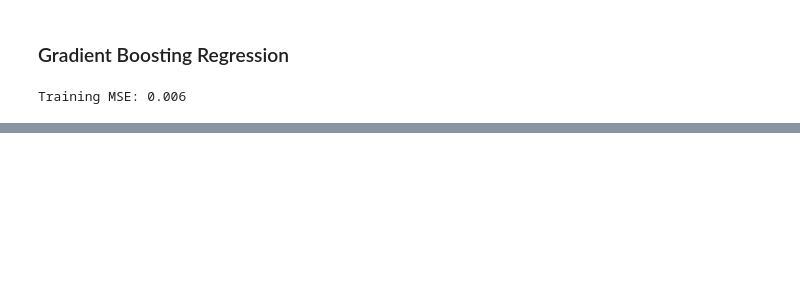
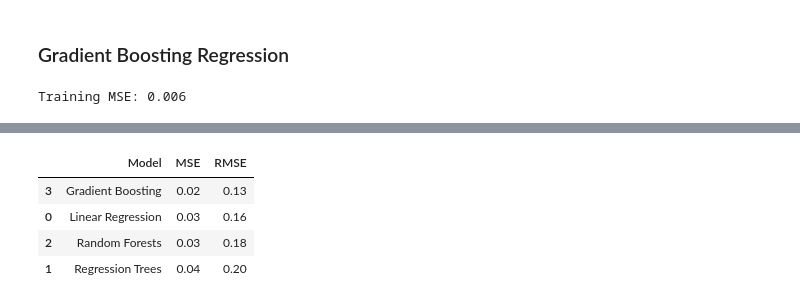
Before and after one commit to leonemma/House-Prices-Prediction, a Jupyter notebook: House_Prices.ipynb, the cells around one changed output, grey strips where cells are left out. Saved outputs shown, nothing was run; the diff lists cells and outputs as text; code cells hidden in the pictures; blank space fills up the shorter version.

```diff
--- a/House_Prices.ipynb
+++ b/House_Prices.ipynb
@@ -1046,4 +1025,22 @@ Test RMSE: 0.128
 # %%
-print(tree_mse)
-print(lin_reg_mse)
-print(rf_test_mse)
+mses = [lin_reg_mse, tree_mse, rf_test_mse, grad_mse]
+rmses = [lin_reg_rmse, tree_rmse, rf_test_rmse, grad_rmse]
+methods = ['Linear Regression', 'Regression Trees', 'Random Forests', 'Gradient Boosting']
+
+mses_rounded = [round(mse, 2) for mse in mses]
+rmses_rounded = [round(rmse, 2) for rmse in rmses]
+
+data = {
+    'Model': methods,
+    'MSE': mses_rounded,
+    'RMSE': rmses_rounded
+}
+
+df = pd.DataFrame(data)
+df.sort_values(by='MSE', ascending=True)
+# %% [output]
+|  | Model | MSE | RMSE |
+| 3 | Gradient Boosting | 0.02 | 0.13 |
+| 0 | Linear Regression | 0.03 | 0.16 |
+| 2 | Random Forests | 0.03 | 0.18 |
+| 1 | Regression Trees | 0.04 | 0.20 |
```
Also changed, not shown: parts of 20 cells of this notebook.
